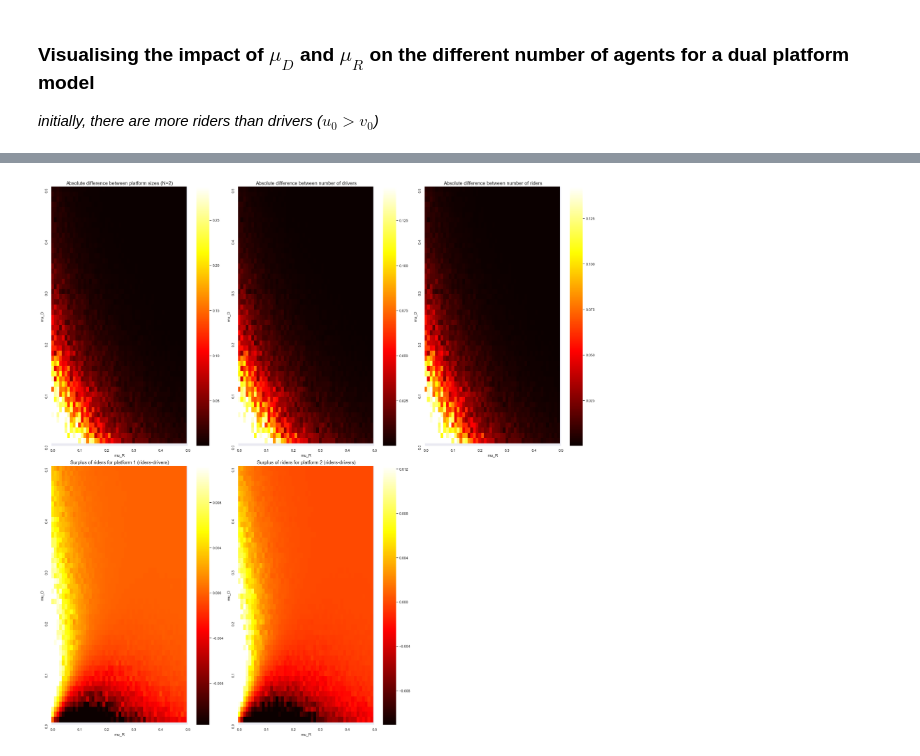
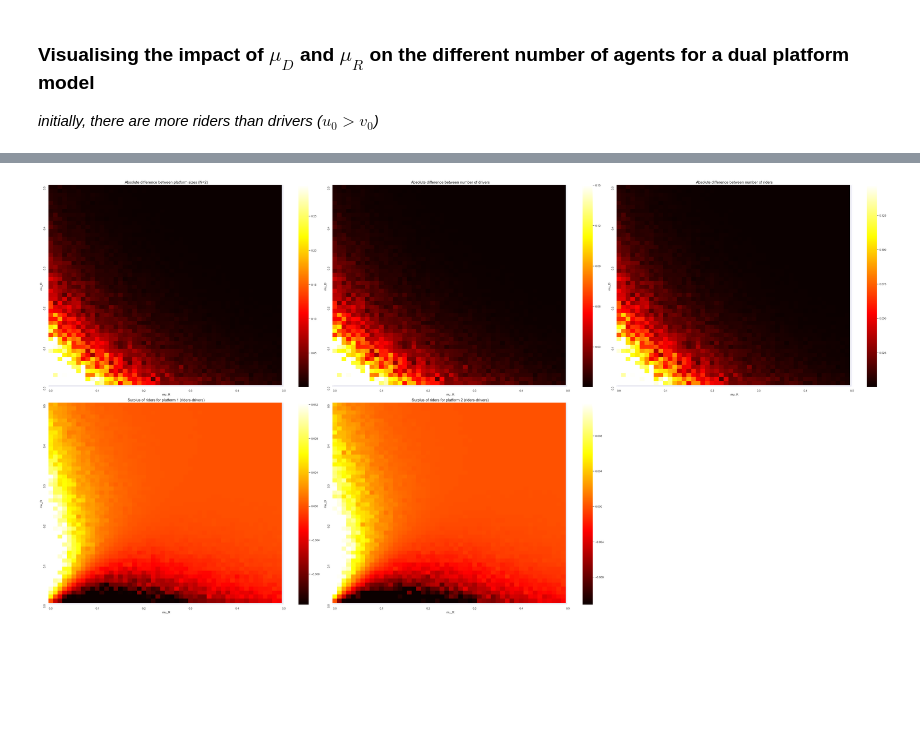
Before and after one commit to remuzel/Waiting-Time-Network-Effects, a Jupyter notebook: notebooks/Population Model of RHP Competition.ipynb, the cells around one changed output, grey strips where cells are left out. Cells and saved outputs as stored; diff of their text form; code cells hidden in the pictures; blank space fills up the shorter version.

Commit message:
Making heatmaps square

```diff
--- a/notebooks/Population Model of RHP Competition.ipynb
+++ b/notebooks/Population Model of RHP Competition.ipynb
@@ -655,7 +656,7 @@ plt.show()
 # %%
 n = 50
 # Setting up the figure size
-fig = plt.figure(figsize=(24, 24))
+fig = plt.figure(figsize=(48, 24))
 # Writing the ticks for the mu's
 ticks = [str(i/100) if i%10==0 else '' for i in range(0, n+1)]
 
@@ -680,31 +681,31 @@ plt.title('Absolute difference between number of drivers', size=15)
 ax = fig.add_subplot(2, 3, 3)
 # Plot the delta riders
 ax = sb.heatmap(delta_riders[::-1][:50,50:], robust=True, cmap='hot', xticklabels=ticks, yticklabels=ticks[::-1])
 # Set labels and title
 ax.set_xlabel('mu_R', size=12)
 ax.set_ylabel('mu_D', size=12)
 plt.tight_layout()
 plt.title('Absolute difference between number of riders', size=15)
 
 ax = fig.add_subplot(2, 3, 4)
 # Plot the difference in agents for platform 1
 ax = sb.heatmap(delta_inner_1[::-1][:50,50:], robust=True, cmap='hot', xticklabels=ticks, yticklabels=ticks[::-1])
 # Set labels and title
 ax.set_xlabel('mu_R', size=12)
 ax.set_ylabel('mu_D', size=12)
 plt.tight_layout()
 plt.title('Surplus of riders for platform 1 (riders-drivers)', size=15)
 
 ax = fig.add_subplot(2, 3, 5)
 # Plot the difference in agents for platform 2
 ax = sb.heatmap(delta_inner_2[::-1][:50,50:], robust=True, cmap='hot', xticklabels=ticks, yticklabels=ticks[::-1])
 # Set labels and title
 ax.set_xlabel('mu_R', size=12)
 ax.set_ylabel('mu_D', size=12)
 plt.tight_layout()
 plt.title('Surplus of riders for platform 2 (riders-drivers)', size=15)
 
 # Show entire figure
 plt.show()
 # %% [output]
-[figure, old version]
+[figure, new version]
```
Also changed, not shown: parts of 2 cells of this notebook.
